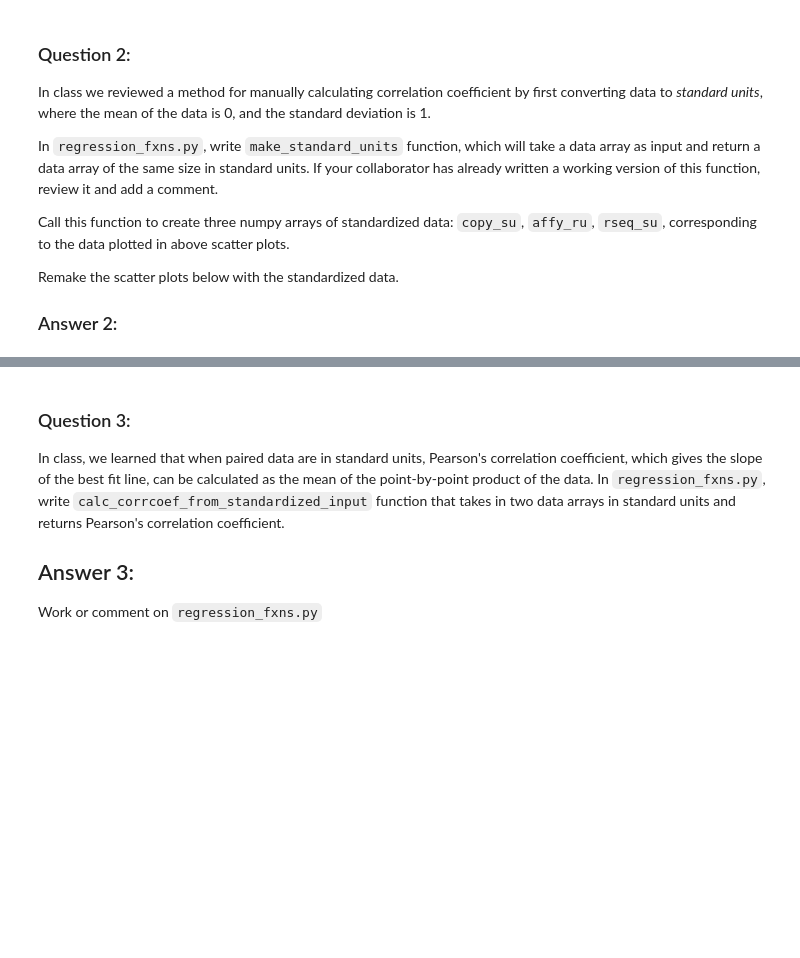
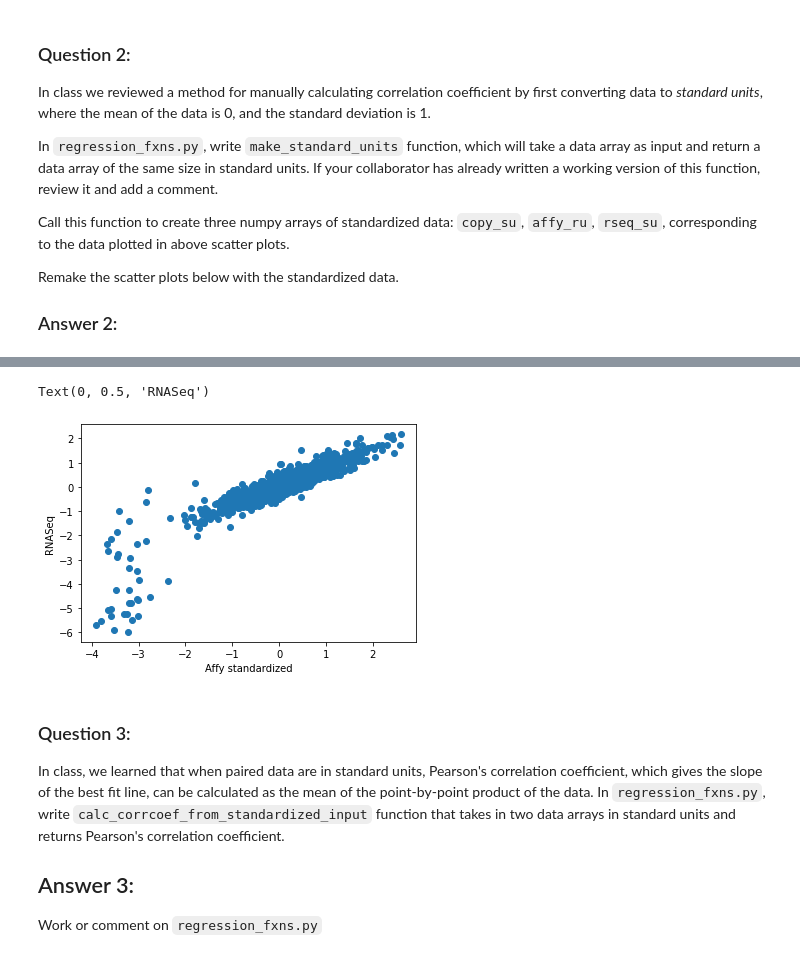
Before and after one commit to skylerhar1/Hw8-Skyler-riely-michael, a Jupyter notebook: hw08_har.ipynb, the cells around one changed output, grey strips where cells are left out. Drawn from its saved outputs; the diff is of its cells as text; code cells hidden in the pictures; blank space fills up the shorter version.

```diff
--- a/hw08_har.ipynb
+++ b/hw08_har.ipynb
@@ -86,3 +103,10 @@ Remake the scatter plots below with the standardized data.
+# %%
+plt.scatter(affy_su,rseq_su)
+plt.xlabel("Affy standardized")
+plt.ylabel("RNASeq")
+# %% [output]
+Text(0, 0.5, 'RNASeq')
+[figure, added]
 # %% [markdown]
 ### Question 3:
 In class, we learned that when paired data are in standard units, Pearson's correlation coefficient, which gives the slope of the best fit line, can be calculated as the mean of the point-by-point product of the data.
```
Also changed, not shown: parts of 5 cells of this notebook, 1 other file.
